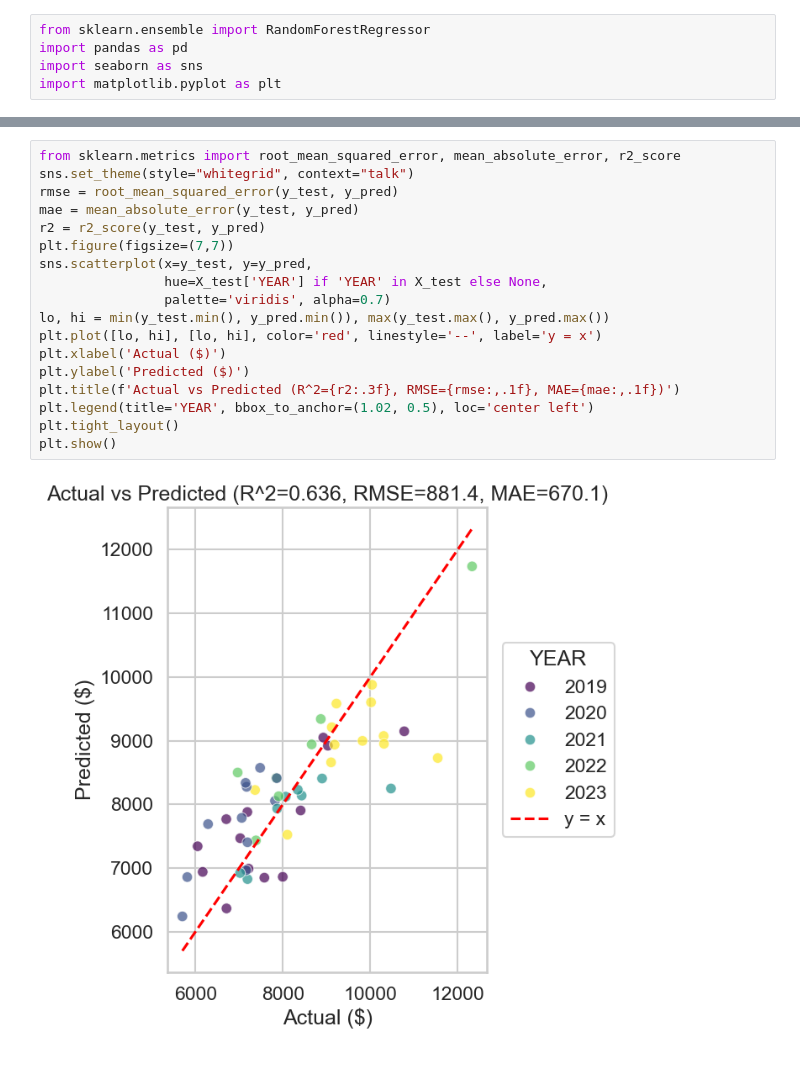
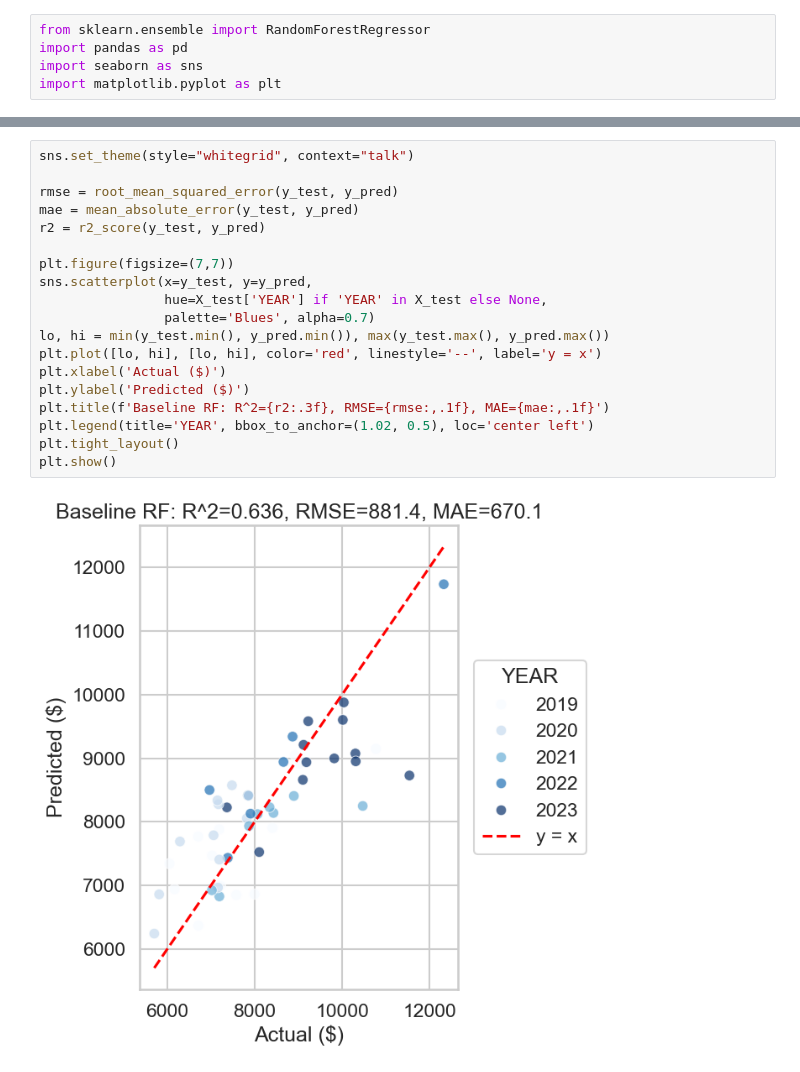
Before and after one commit to SaiShanmukEswarK/Project, a Jupyter notebook: ml_panel.ipynb, the cells around one changed output, grey strips where cells are left out. Drawn from its saved outputs; the diff is of its cells as text.

```diff
--- a/ml_panel.ipynb
+++ b/ml_panel.ipynb
@@ -174,20 +232,21 @@ Passing `palette` without assigning `hue` is deprecated and will be removed in v
 # %%
-from sklearn.metrics import root_mean_squared_error, mean_absolute_error, r2_score
 sns.set_theme(style="whitegrid", context="talk")
+
 rmse = root_mean_squared_error(y_test, y_pred)
 mae = mean_absolute_error(y_test, y_pred)
 r2 = r2_score(y_test, y_pred)
+
 plt.figure(figsize=(7,7))
 sns.scatterplot(x=y_test, y=y_pred,
                 hue=X_test['YEAR'] if 'YEAR' in X_test else None,
-                palette='viridis', alpha=0.7)
+                palette='Blues', alpha=0.7)
 lo, hi = min(y_test.min(), y_pred.min()), max(y_test.max(), y_pred.max())
 plt.plot([lo, hi], [lo, hi], color='red', linestyle='--', label='y = x')
 plt.xlabel('Actual ($)')
 plt.ylabel('Predicted ($)')
-plt.title(f'Actual vs Predicted (R^2={r2:.3f}, RMSE={rmse:,.1f}, MAE={mae:,.1f})')
+plt.title(f'Baseline RF: R^2={r2:.3f}, RMSE={rmse:,.1f}, MAE={mae:,.1f}')
 plt.legend(title='YEAR', bbox_to_anchor=(1.02, 0.5), loc='center left')
 plt.tight_layout()
 plt.show()
 # %% [output]
-[figure, old version]
+[figure, new version]
```
Also changed, not shown: parts of 8 cells of this notebook.
